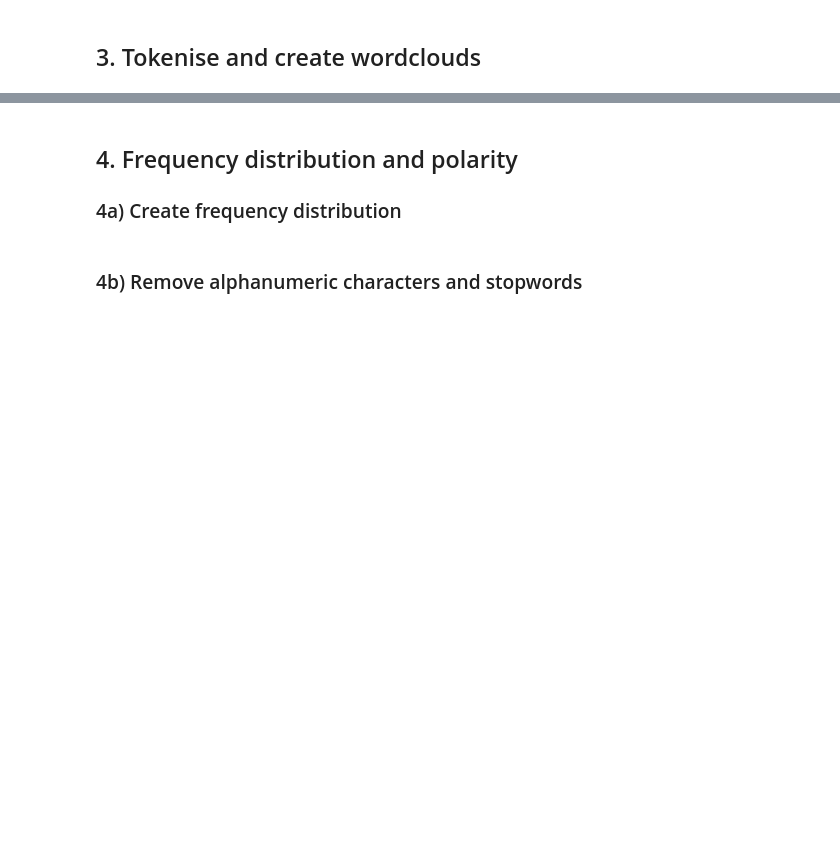
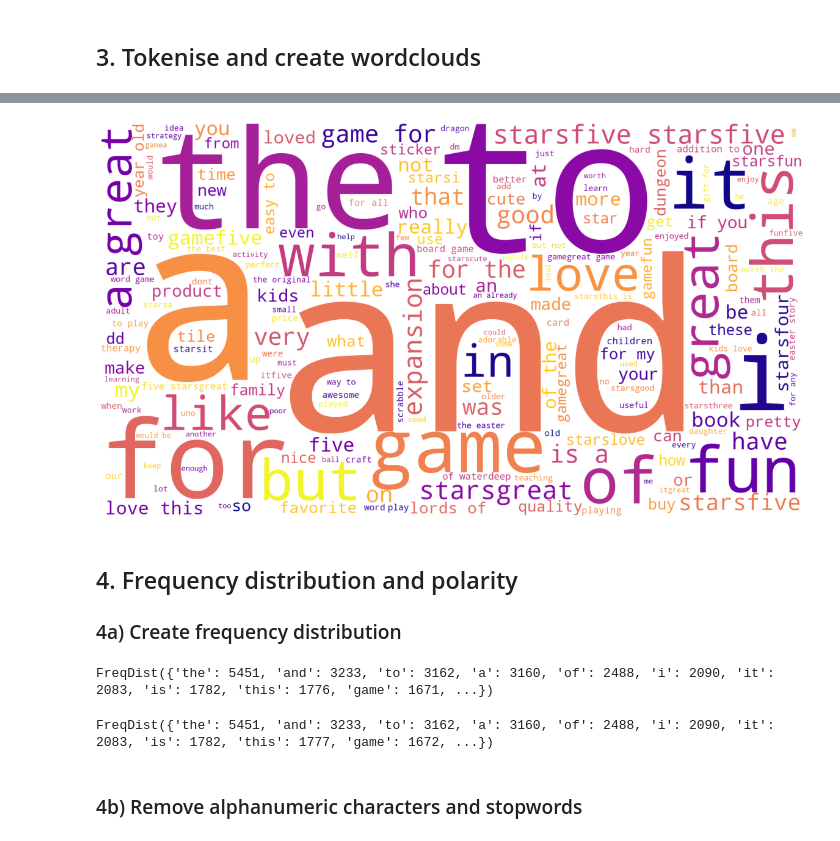
Before and after one commit to mikebenas/LSE_TurtleGames_R_Analysis, a Jupyter notebook: LSE_DA301_Assignment_Python_template.ipynb, the cells around one changed output, grey strips where cells are left out. Drawn from its saved outputs; the diff is of its cells as text; code cells hidden in the pictures; blank space fills up the shorter version.

```diff
--- a/LSE_DA301_Assignment_Python_template.ipynb
+++ b/LSE_DA301_Assignment_Python_template.ipynb
@@ -1288,12 +1391,67 @@ the fact that 50 of this space is wasted on art and not terribly informative or
 # %%
 # Summary: Create a word cloud.
+# String all the comments together in a single variable.
+# Create an empty string variable.
+sum_cloud = ''
+for i in range(df4.shape[0]):
+    # Add each comment.
+    sum_cloud = sum_cloud + df4['summary'][i]
 # %%
 # Summary: Plot the WordCloud image.
+# Set the colour palette.
+sns.set(color_codes=True)
+
+# Create a WordCloud object.
+word_cloud_sum = WordCloud(width = 1600, height = 900,
+                background_color ='white',
+                colormap = 'plasma',
+                stopwords = 'none',
+                min_font_size = 10).generate(sum_cloud)
+
+# Plot the WordCloud image.
+plt.figure(figsize = (16, 9), facecolor = None)
+plt.imshow(word_cloud_sum)
+plt.axis('off')
+plt.tight_layout(pad = 0)
+plt.show()
+# %% [output]
+[figure, added]
 # %% [markdown]
 ## 4. Frequency distribution and polarity
 ### 4a) Create frequency distribution
 # %%
 # Determine the frequency distribution.
+#Freq for Review
+# Define an empty list of tokens.
+rev_freq = []
+
+for i in range(df4.shape[0]):
+    # Add each token to the list.
+    rev_freq = rev_freq + df4['rev_tokens'][i]
+
+# Calculate the frequency distribution.
+fdist1 = FreqDist(rev_freq)
+
+# Preview data.
+fdist1
+# %% [output]
+FreqDist({'the': 5451, 'and': 3233, 'to': 3162, 'a': 3160, 'of': 2488, 'i': 2090, 'it': 2083, 'is': 1782, 'this': 1776, 'game': 1671, ...})
+# %%
+#Freq for Summary
+# Define an empty list of tokens.
+sum_freq = []
+
+for i in range(df4.shape[0]):
+    # Add each token to the list.
+    sum_freq = rev_freq + df4['sum_tokens'][i]
+
+# Calculate the frequency distribution.
+fdist2 = FreqDist(sum_freq)
+
+# Preview data.
+fdist2
+# %% [output]
+FreqDist({'the': 5451, 'and': 3233, 'to': 3162, 'a': 3160, 'of': 2488, 'i': 2090, 'it': 2083, 'is': 1782, 'this': 1777, 'game': 1672, ...})
 # %% [markdown]
 ### 4b) Remove alphanumeric characters and stopwords
 # %%
```
Also changed, not shown: parts of 27 cells of this notebook.
